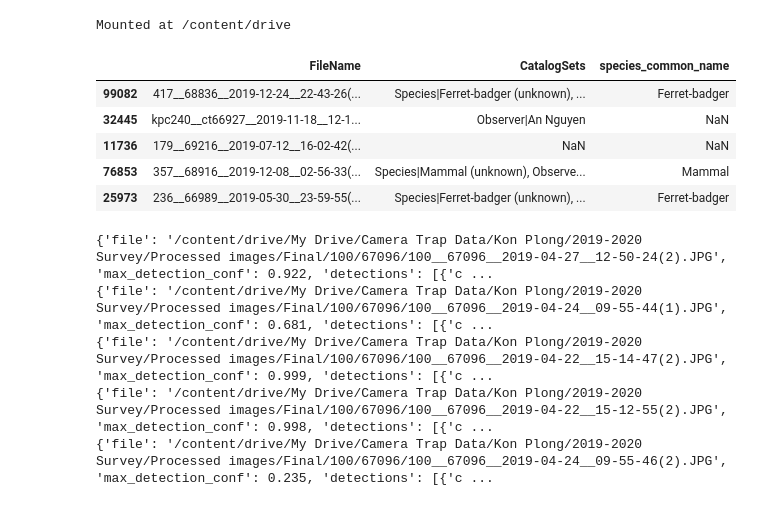
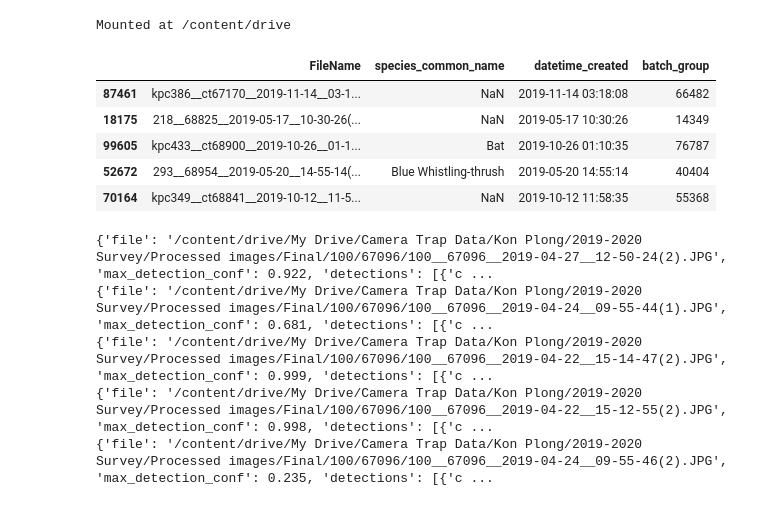
Before and after one commit to FFI-Vietnam/camtrap-tools, a Jupyter notebook: MegaDetector/confusion_matrix/02_create-confusion-matrix.ipynb, the cells around one changed output. Saved outputs shown, nothing was run; the diff lists cells and outputs as text; code cells hidden in the pictures.

```diff
--- a/MegaDetector/confusion_matrix/02_create-confusion-matrix.ipynb
+++ b/MegaDetector/confusion_matrix/02_create-confusion-matrix.ipynb
@@ -12,19 +24,3 @@ from google.colab import drive
 drive.mount('/content/drive')
 # %% [output]
 Mounted at /content/drive
-# %%
-# read ground truth table
-root = '/content/drive/'
-ground_truth_folder = 'My Drive/FFI/MegaDetector Test/ground_truths'
-ground_truth_name = 'ground-truth-table_Kon-Plong.csv'
-ground_truth_path = os.path.join(root, ground_truth_folder, ground_truth_name)
-
-ground_truth_table = pd.read_csv(ground_truth_path)
-ground_truth_table.sample(5)
-# %% [output]
-|  | FileName | CatalogSets | species_common_name |
-| 99082 | 417__68836__2019-12-24__22-43-26(... | Species|Ferret-badger (unknown), ... | Ferret-badger |
-| 32445 | kpc240__ct66927__2019-11-18__12-1... | Observer|An Nguyen | NaN |
-| 11736 | 179__69216__2019-07-12__16-02-42(... | NaN | NaN |
-| 76853 | 357__68916__2019-12-08__02-56-33(... | Species|Mammal (unknown), Observe... | Mammal |
-| 25973 | 236__66989__2019-05-30__23-59-55(... | Species|Ferret-badger (unknown), ... | Ferret-badger |
@@ -31,2 +72,13 @@ ground_truth_table.sample(5)
+# %%
+# read ground-truth table
+ground_truth_table = read_csv_Google_drive(root, ground_truths_folder, ground_truth_file_name)
+ground_truth_table.sample(5)
+# %% [output]
+|  | FileName | species_common_name | datetime_created | batch_group |
+| 87461 | kpc386__ct67170__2019-11-14__03-1... | NaN | 2019-11-14 03:18:08 | 66482 |
+| 18175 | 218__68825__2019-05-17__10-30-26(... | NaN | 2019-05-17 10:30:26 | 14349 |
+| 99605 | kpc433__ct68900__2019-10-26__01-1... | Bat | 2019-10-26 01:10:35 | 76787 |
+| 52672 | 293__68954__2019-05-20__14-55-14(... | Blue Whistling-thrush | 2019-05-20 14:55:14 | 40404 |
+| 70164 | kpc349__ct68841__2019-10-12__11-5... | NaN | 2019-10-12 11:58:35 | 55368 |
 # %%
 # read MegaDetector result
```
Also changed, not shown: parts of 12 cells of this notebook.
